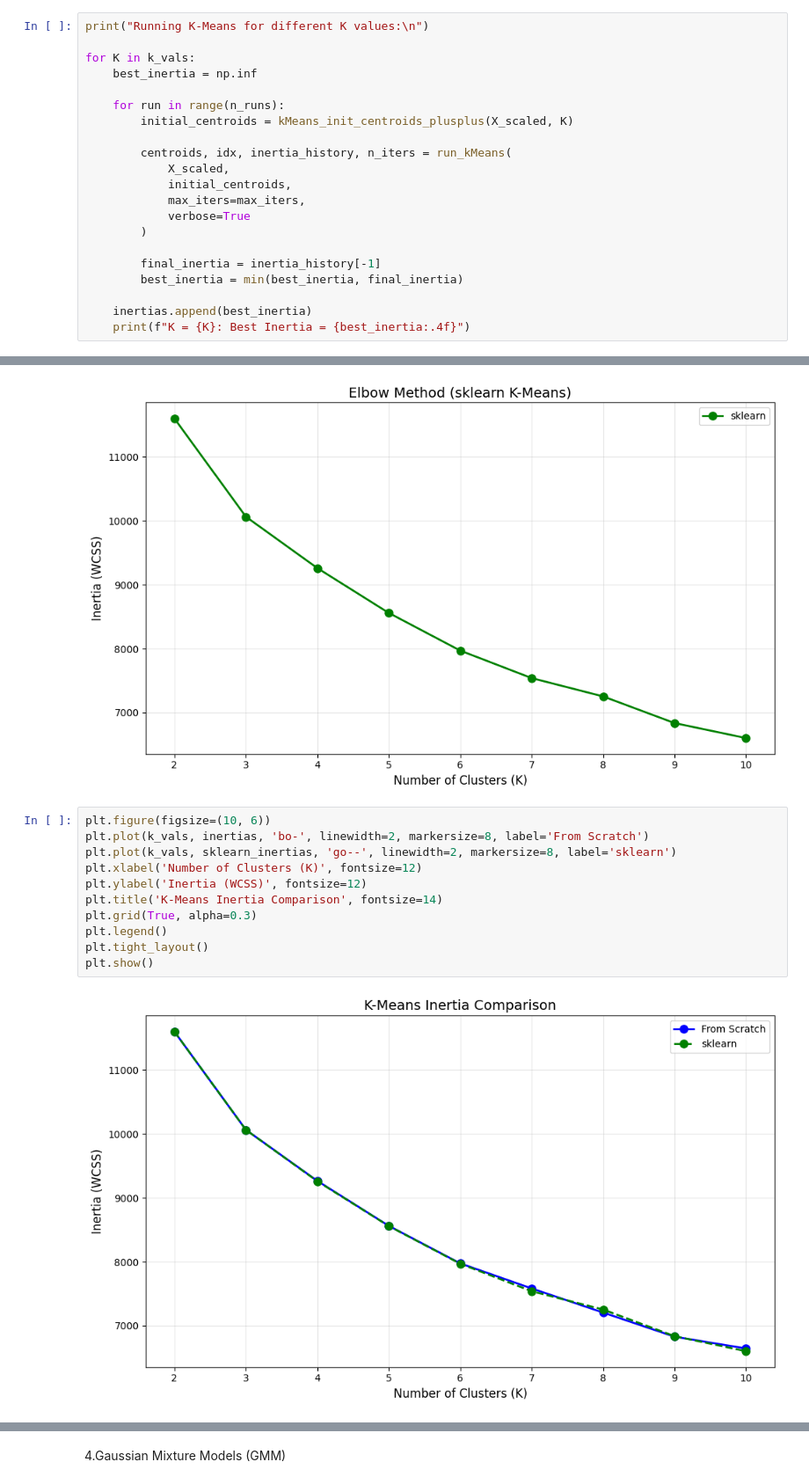
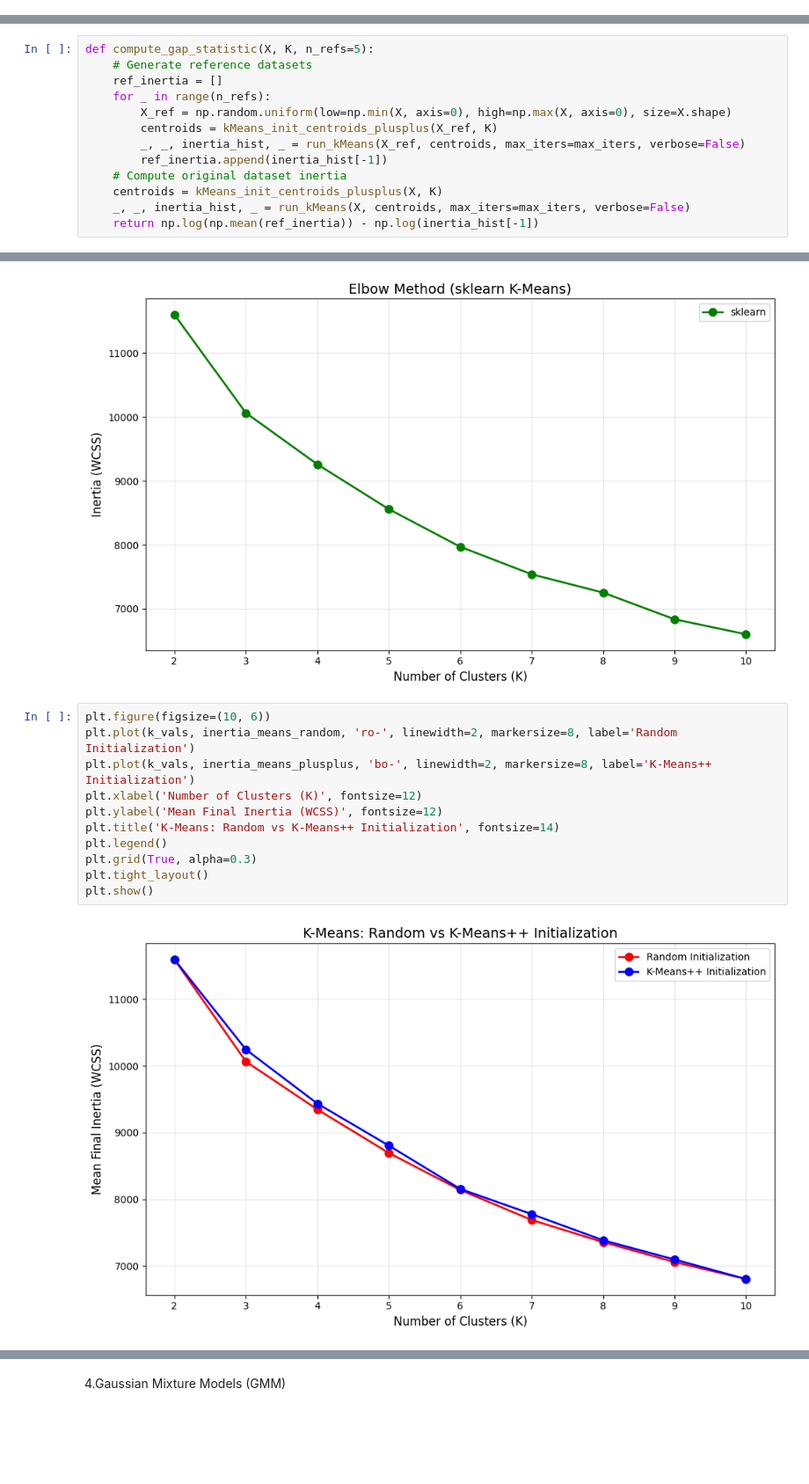
Before and after one commit to mirollawa2l/Unsupervised-Learning, a Jupyter notebook: Implementation.ipynb, the cells around one changed output, grey strips where cells are left out. Shown at 88% size. Cells and saved outputs as stored; diff of their text form; blank space fills up the shorter version.

```diff
--- a/Implementation.ipynb
+++ b/Implementation.ipynb
@@ -405,21 +421,0 @@ np.random.seed(random_state)
-# %%
-print("Running K-Means for different K values:\n")
-
-for K in k_vals:
-    best_inertia = np.inf
-
-    for run in range(n_runs):
-        initial_centroids = kMeans_init_centroids_plusplus(X_scaled, K)
-
-        centroids, idx, inertia_history, n_iters = run_kMeans(
-            X_scaled,
-            initial_centroids,
-            max_iters=max_iters,
-            verbose=True
-        )
-
-        final_inertia = inertia_history[-1]
-        best_inertia = min(best_inertia, final_inertia)
-
-    inertias.append(best_inertia)
-    print(f"K = {K}: Best Inertia = {best_inertia:.4f}")
@@ -469,0 +422,13 @@ plt.show()
+# %%
+def compute_gap_statistic(X, K, n_refs=5):
+    # Generate reference datasets
+    ref_inertia = []
+    for _ in range(n_refs):
+        X_ref = np.random.uniform(low=np.min(X, axis=0), high=np.max(X, axis=0), size=X.shape)
+        centroids = kMeans_init_centroids_plusplus(X_ref, K)
+        _, _, inertia_hist, _ = run_kMeans(X_ref, centroids, max_iters=max_iters, verbose=False)
+        ref_inertia.append(inertia_hist[-1])
+    # Compute original dataset inertia
+    centroids = kMeans_init_centroids_plusplus(X, K)
+    _, _, inertia_hist, _ = run_kMeans(X, centroids, max_iters=max_iters, verbose=False)
+    return np.log(np.mean(ref_inertia)) - np.log(inertia_hist[-1])
@@ -686,15 +742,15 @@ plt.show()
 [figure]
 # %%
 plt.figure(figsize=(10, 6))
-plt.plot(k_vals, inertias, 'bo-', linewidth=2, markersize=8, label='From Scratch')
-plt.plot(k_vals, sklearn_inertias, 'go--', linewidth=2, markersize=8, label='sklearn')
+plt.plot(k_vals, inertia_means_random, 'ro-', linewidth=2, markersize=8, label='Random Initialization')
+plt.plot(k_vals, inertia_means_plusplus, 'bo-', linewidth=2, markersize=8, label='K-Means++ Initialization')
 plt.xlabel('Number of Clusters (K)', fontsize=12)
-plt.ylabel('Inertia (WCSS)', fontsize=12)
-plt.title('K-Means Inertia Comparison', fontsize=14)
+plt.ylabel('Mean Final Inertia (WCSS)', fontsize=12)
+plt.title('K-Means: Random vs K-Means++ Initialization', fontsize=14)
+plt.legend()
 plt.grid(True, alpha=0.3)
-plt.legend()
 plt.tight_layout()
 plt.show()
 # %% [output]
-[figure, old version]
+[figure, new version]
 # %%
```
Also changed, not shown: parts of 19 cells of this notebook.
